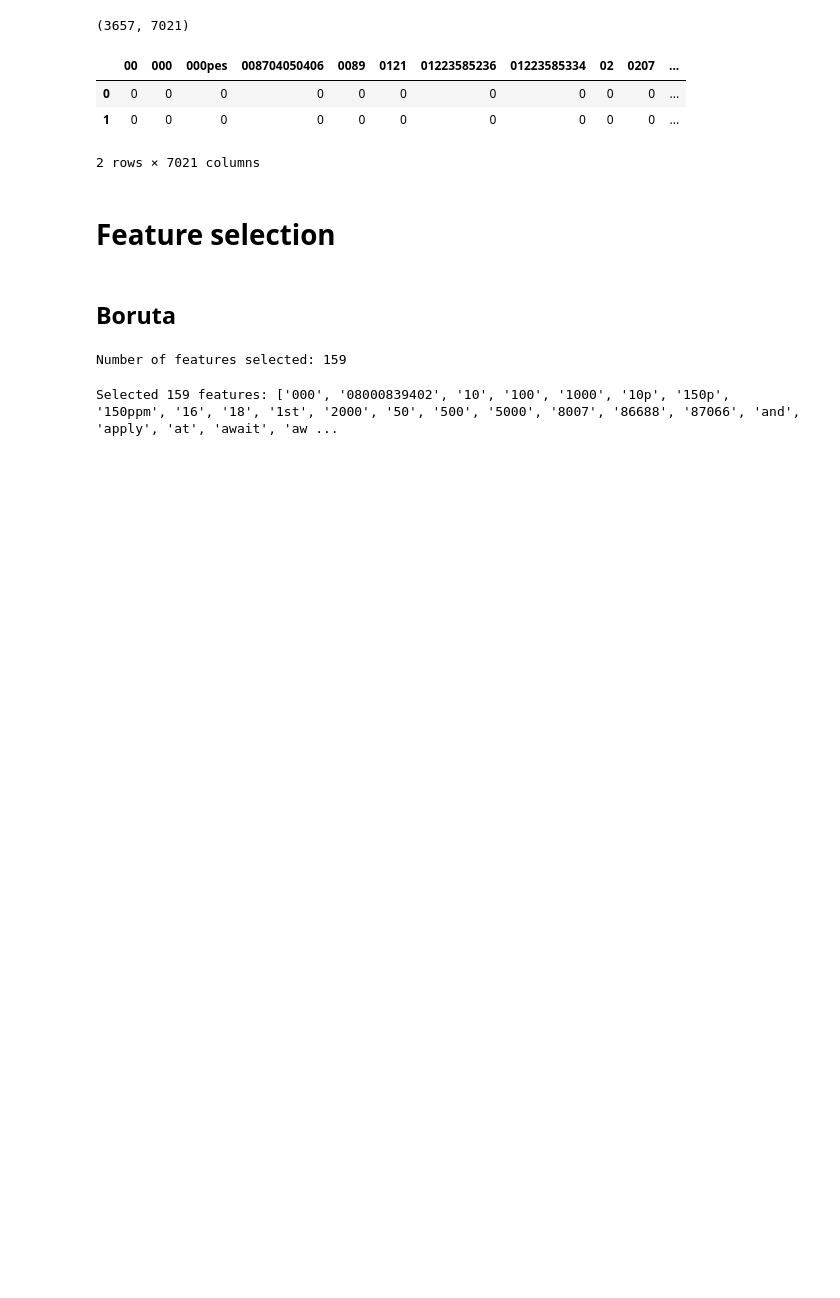
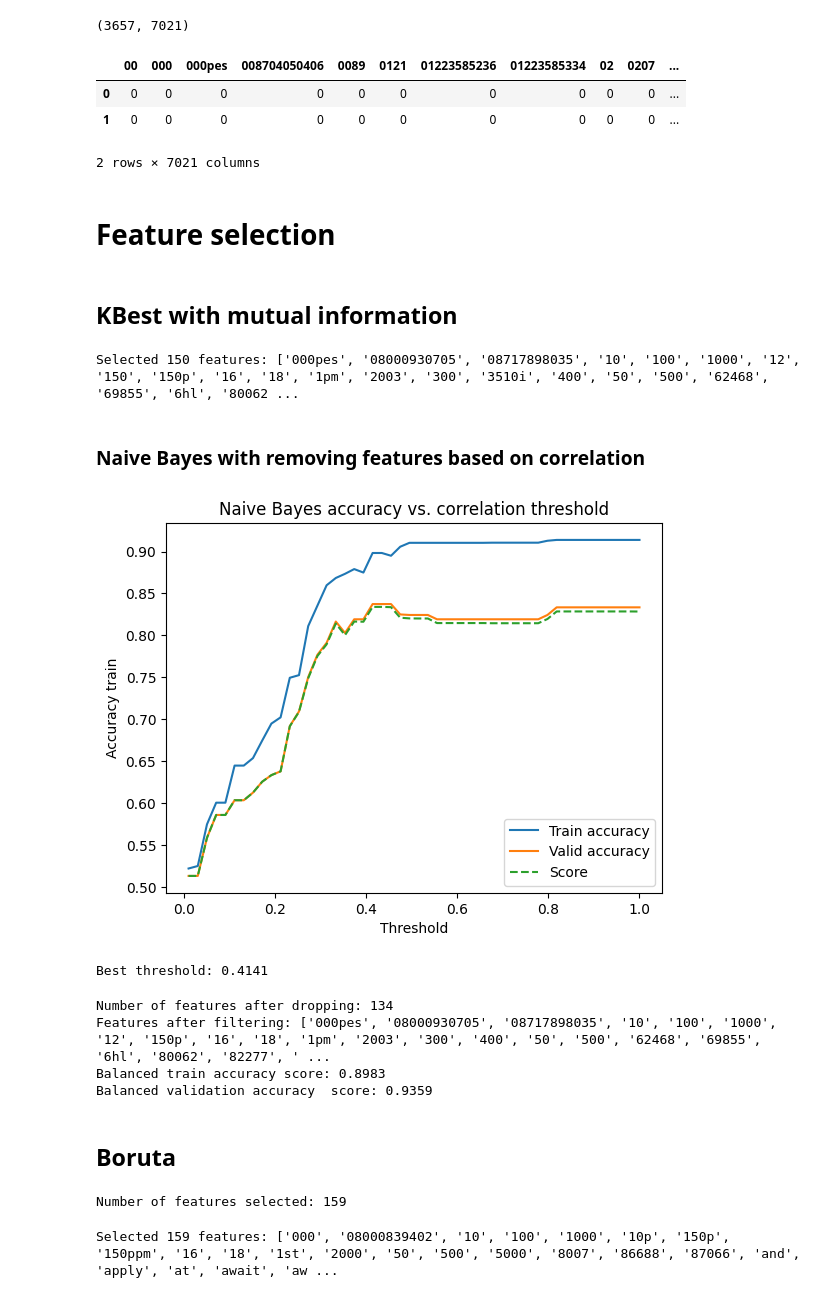
Before and after one commit to mstaczek/Feature-Selection-methods-project, a Jupyter notebook: sms_testing.ipynb, the cells around one changed output. Cells and saved outputs as stored; diff of their text form; code cells hidden in the pictures; blank space fills up the shorter version.

Commit message:
Fix Mutual information

```diff
--- a/sms_testing.ipynb
+++ b/sms_testing.ipynb
@@ -56,6 +56,86 @@ X_train_encoded.head(2)
 2 rows × 7021 columns
 # %% [markdown]
 # Feature selection
+# %% [markdown]
+## KBest with mutual information
+# %%
+from sklearn.feature_selection import SelectKBest, mutual_info_classif
+
+selector = SelectKBest(mutual_info_classif, k=150)
+selector.fit(X_train_encoded, y_train)
+selected_columns = X_train_encoded.columns[selector.get_support()]
+X_train_encoded_selected = X_train_encoded[selected_columns]
+X_valid_encoded_selected = X_valid_encoded[selected_columns]
+X_test_encoded_selected = X_test_encoded[selected_columns]
+print(f'Selected {len(selected_columns)} features: {selected_columns.tolist()}')
+# %% [output]
+Selected 150 features: ['000pes', '08000930705', '08717898035', '10', '100', '1000', '12', '150', '150p', '16', '18', '1pm', '2003', '300', '3510i', '400', '50', '500', '62468', '69855', '6hl', '80062 ...
+# %% [markdown]
+### Naive Bayes with removing features based on correlation
+# %%
+import matplotlib.pyplot as plt
+import seaborn as sns
+from sklearn.metrics import balanced_accuracy_score
+from sklearn.naive_bayes import MultinomialNB
+
+def get_accuracy_for_threshold(threshold, X_train, X_valid, selected_features):
+
+    corr_matrix = pd.DataFrame(X_train, columns=selected_features).corr().abs()
+    upper = corr_matrix.where(np.triu(np.ones(corr_matrix.shape), k=1).astype(np.bool))
+    to_drop = [column for column in upper.columns if any(upper[column] > threshold)]
+    X_train_filtered_small = pd.DataFrame(X_train, columns=selected_features).drop(to_drop, axis=1)
+    X_valid_filtered_small = pd.DataFrame(X_valid, columns=selected_features).drop(to_drop, axis=1)
+
+    nb = MultinomialNB()
+    nb.fit(X_train_filtered_small, y_train)
+    y_pred_train = nb.predict(X_train_filtered_small)
+    balanced_acc_train = balanced_accuracy_score(y_train, y_pred_train)
+    y_pred_valid = nb.predict(X_valid_filtered_small)
+    balanced_acc_valid = balanced_accuracy_score(y_valid, y_pred_valid)
+    score = balanced_acc_valid - 0.01 * max(X_train_filtered_small.shape[1] / 100 - 1, 0)
+
+    return {'Threshold': threshold, 'Accuracy train': balanced_acc_train, 'Accuracy valid': balanced_acc_valid, 'Score': score}
+
+thresholds = np.linspace(0.01, 1, 50)
+results = pd.DataFrame([get_accuracy_for_threshold(t, X_train_encoded_selected, X_valid_encoded_selected, selected_columns) for t in thresholds])
+sns.lineplot(x='Threshold', y='Accuracy train', data=results, label='Train accuracy')
+sns.lineplot(x='Threshold', y='Accuracy valid', data=results, label='Valid accuracy')
+sns.lineplot(x='Threshold', y='Score', data=results, label='Score', linestyle='--')
+plt.title('Naive Bayes accuracy vs. correlation threshold')
+plt.show()
+
+print(f'Best threshold: {results.sort_values(by="Score", ascending=False).iloc[0]["Threshold"]:0.4f}')
+# %% [output]
+[figure, added]
+Best threshold: 0.4141
+# %%
+import matplotlib.pyplot as plt
+import seaborn as sns
+
+best_threshold = results.sort_values(by="Score", ascending=False).iloc[0]["Threshold"]
+corr_matrix = pd.DataFrame(X_train_encoded_selected, columns=selected_columns).corr().abs()
+upper = corr_matrix.where(np.triu(np.ones(corr_matrix.shape), k=1).astype(np.bool))
+to_drop = [column for column in upper.columns if any(upper[column] > best_threshold)]
+X_train_filtered_small = pd.DataFrame(X_train_encoded_selected, columns=selected_columns).drop(to_drop, axis=1)
+X_valid_filtered_small = pd.DataFrame(X_valid_encoded_selected, columns=selected_columns).drop(to_drop, axis=1)
+X_test_filtered_small = pd.DataFrame(X_test_encoded_selected, columns=selected_columns).drop(to_drop, axis=1)
+print(f'Number of features after dropping: {X_train_filtered_small.shape[1]}')
+selected_features_final = X_train_filtered_small.columns.values.tolist()
+print(f'Features after filtering: {selected_features_final}')
+
+nb = MultinomialNB()
+nb.fit(X_train_filtered_small, y_train)
+y_pred_train = nb.predict(X_train_filtered_small)
+balanced_acc_train = balanced_accuracy_score(y_train, y_pred_train)
+y_pred_valid = nb.predict(X_valid_filtered_small)
+balanced_acc_valid = balanced_accuracy_score(y_valid, y_pred_valid)
+print(f'Balanced train accuracy score: {balanced_acc_train:.4f}')
+print(f'Balanced validation accuracy  score: {balanced_accuracy_score(y_valid, y_pred):.4f}')
+# %% [output]
+Number of features after dropping: 134
+Features after filtering: ['000pes', '08000930705', '08717898035', '10', '100', '1000', '12', '150p', '16', '18', '1pm', '2003', '300', '400', '50', '500', '62468', '69855', '6hl', '80062', '82277', ' ...
+Balanced train accuracy score: 0.8983
+Balanced validation accuracy  score: 0.9359
 # %% [markdown]
 ## Boruta
 # %%
```
Also changed, not shown: 1 other file.
